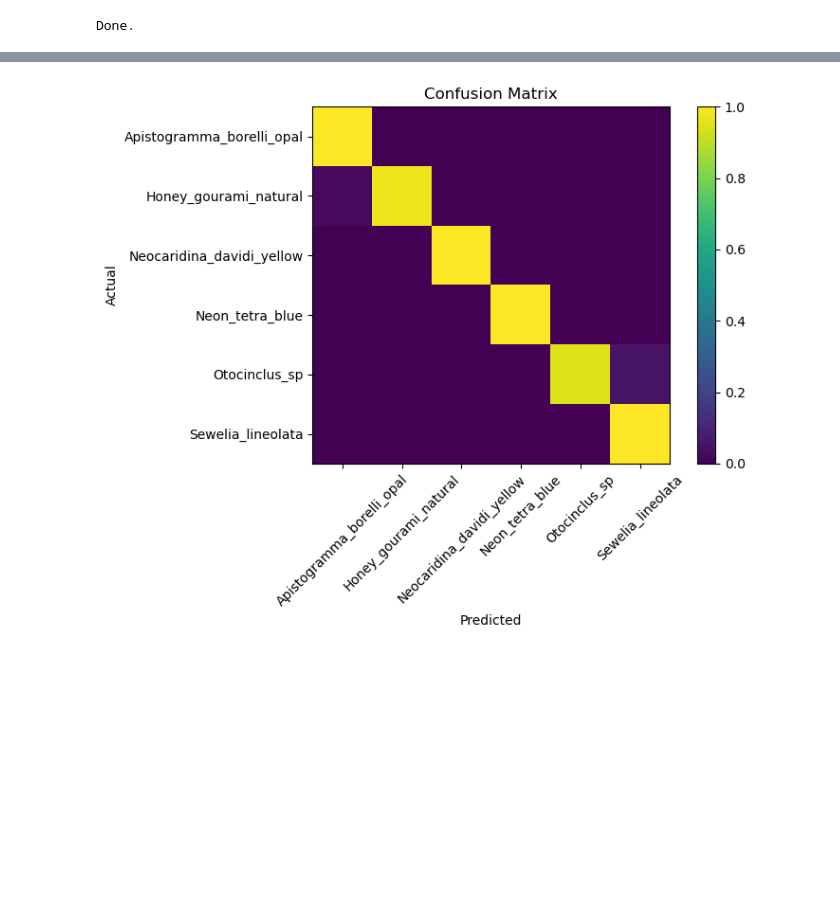
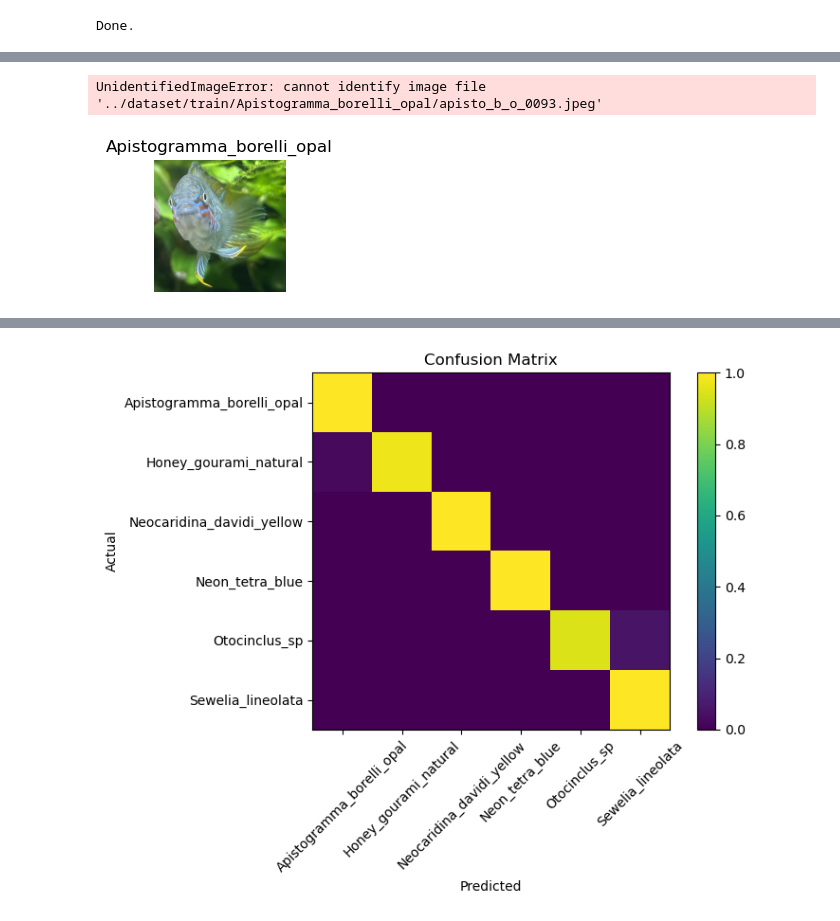
Before and after one commit to sarosi/aquarium-fish-classification, a Jupyter notebook: notebooks/aquarium_fish_recognition.ipynb, the cells around one changed output, grey strips where cells are left out. Saved outputs shown, nothing was run; the diff lists cells and outputs as text; code cells hidden in the pictures; blank space fills up the shorter version.

```diff
--- a/notebooks/aquarium_fish_recognition.ipynb
+++ b/notebooks/aquarium_fish_recognition.ipynb
@@ -61,0 +122,36 @@ val_loader = DataLoader(val_data, batch_size=32)
+# %%
+import random
+from PIL import Image
+
+def show_samples(dataset_path, split="train", num_samples=3):
+    split_path = os.path.join(dataset_path, split)
+    classes = [d for d in os.listdir(split_path)
+               if os.path.isdir(os.path.join(split_path, d))]
+
+    plt.figure(figsize=(10, len(classes)*2))
+
+    i = 1
+    for cls in classes:
+        cls_path = os.path.join(split_path, cls)
+        images = [f for f in os.listdir(cls_path)
+                  if f.lower().endswith(('.jpg', '.jpeg', '.png'))]
+
+        samples = random.sample(images, min(num_samples, len(images)))
+
+        for img_name in samples:
+            img_path = os.path.join(cls_path, img_name)
+            img = Image.open(img_path)
+
+            plt.subplot(len(classes), num_samples, i)
+            plt.imshow(img)
+            plt.title(cls)
+            plt.axis("off")
+            i += 1
+
+    plt.tight_layout()
+    plt.show()
+
+show_samples("../dataset", "train", num_samples=3)
+# %% [output]
+UnidentifiedImageError: cannot identify image file '../dataset/train/Apistogramma_borelli_opal/apisto_b_o_0093.jpeg'
+[figure, added]
```
Also changed, not shown: parts of 8 cells of this notebook, 1 other file.
